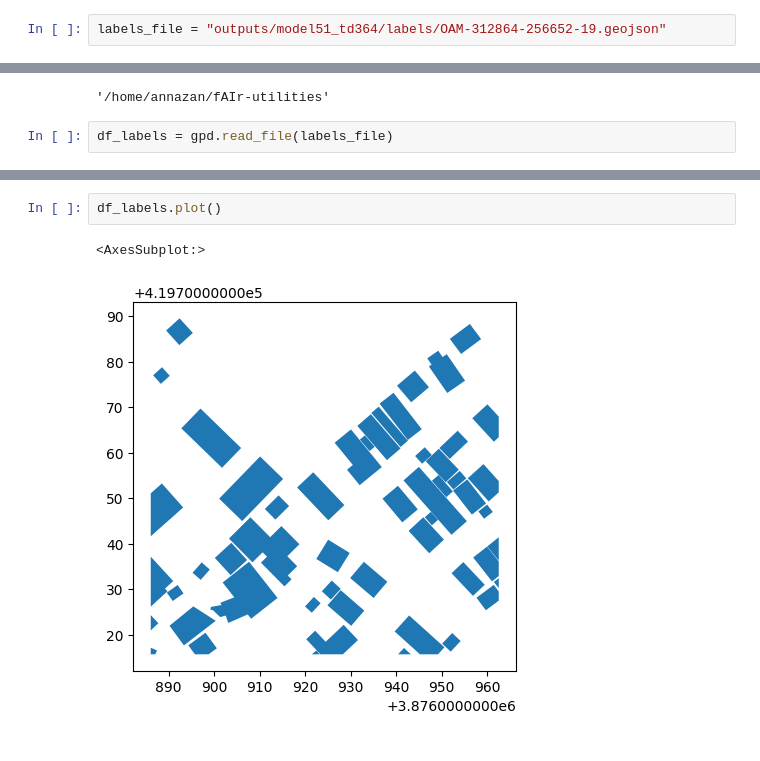
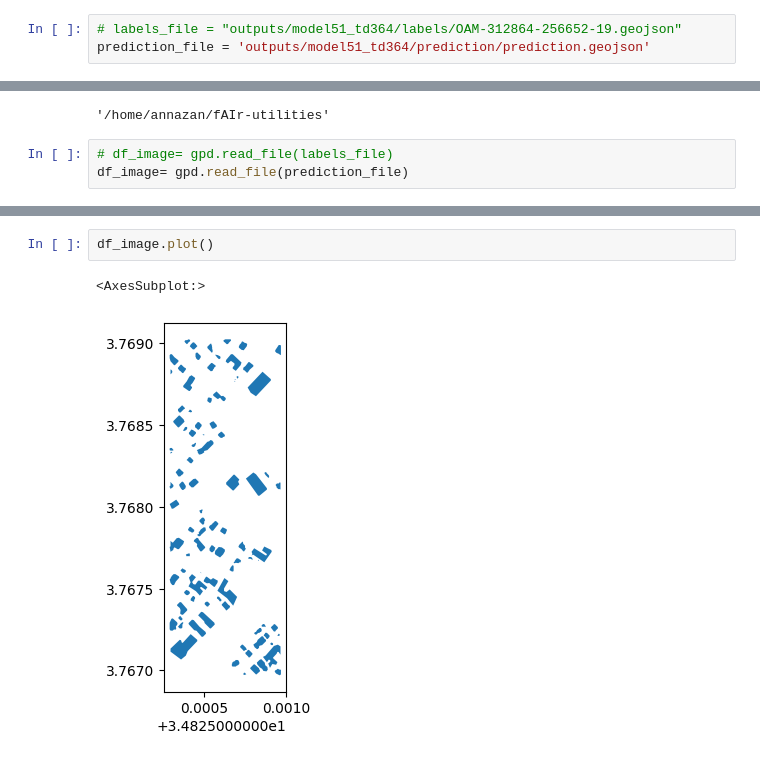
Before and after one commit to ciupava/fAIr-utilities, a Jupyter notebook: basic_testing.ipynb, the cells around one changed output, grey strips where cells are left out. Drawn from its saved outputs; the diff is of its cells as text.

Commit message:
Trials on notebook to solve prediction issues

```diff
--- a/basic_testing.ipynb
+++ b/basic_testing.ipynb
@@ -125,12 +142,14 @@ https://medium.com/@tmango/plotting-geojson-files-with-matplotlib-5ed87df570ab
 import folium
 import geopandas as gpd
 # %%
-labels_file = "outputs/model51_td364/labels/OAM-312864-256652-19.geojson"
+# labels_file = "outputs/model51_td364/labels/OAM-312864-256652-19.geojson"
+prediction_file = 'outputs/model51_td364/prediction/prediction.geojson'
 # %%
 import os
 os.getcwd()
 # %% [output]
 '/home/annazan/fAIr-utilities'
 # %%
-df_labels = gpd.read_file(labels_file)
+# df_image= gpd.read_file(labels_file)
+df_image= gpd.read_file(prediction_file)
 # %%
@@ -138,8 +157,8 @@ df_labels['geometry'][1]
 # %% [output]
 <shapely.geometry.polygon.Polygon at 0x...>
 # %%
-df_labels.plot()
+df_image.plot()
 # %% [output]
 <AxesSubplot:>
-[figure, old version]
+[figure, new version]
 # %%
```
Also changed, not shown: parts of 13 cells of this notebook, 2 other files.
